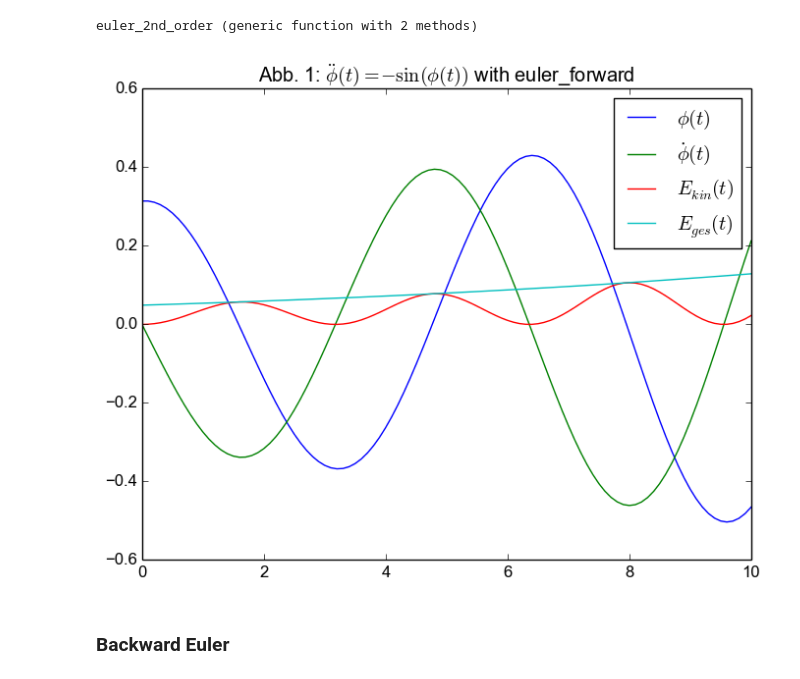
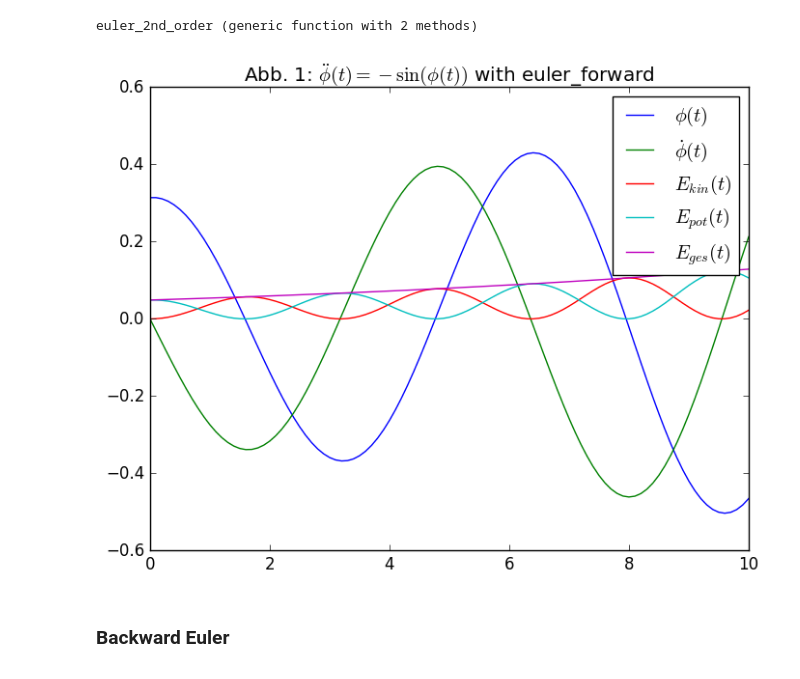
Before and after one commit to ofilla/compphys2016, a Jupyter notebook: uebung_05/05_die_zukunft_richtig_ausgependelt.ipynb, the cells around one changed output. Drawn from its saved outputs; the diff is of its cells as text; code cells hidden in the pictures.

```diff
--- a/uebung_05/05_die_zukunft_richtig_ausgependelt.ipynb
+++ b/uebung_05/05_die_zukunft_richtig_ausgependelt.ipynb
@@ -121,18 +121,19 @@ euler_2nd_order (generic function with 2 methods)
 # %%
 using PyPlot
 
 figure()
 title(L"Abb. 1: $\ddot{\phi}(t) = -\sin(\phi(t))$ with euler_forward")
 xs, phis_fd, pdots_fd = euler_2nd_order(x->-sin(x), pi/10, 0, 0, 10, 0.1)
 Ts_fd, Vs_fd = energies_pendulum(phis_fd, pdots_fd, pi/10)
 plot(xs, phis_fd, label=L"\phi(t)")
 plot(xs, pdots_fd, label=L"\dot{\phi}(t)")
 plot(xs, Ts_fd, label=L"E_{kin}(t)")
+plot(xs, Vs_fd, label=L"E_{pot}(t)")
 plot(xs, Ts_fd+Vs_fd, label=L"E_{ges}(t)")
 legend()
 ;
 # %% [output]
-[figure, old version]
+[figure, new version]
 # %% [markdown]
 ### Backward Euler
 # %%
```
Also changed, not shown: parts of 2 cells of this notebook, 1 other file.
